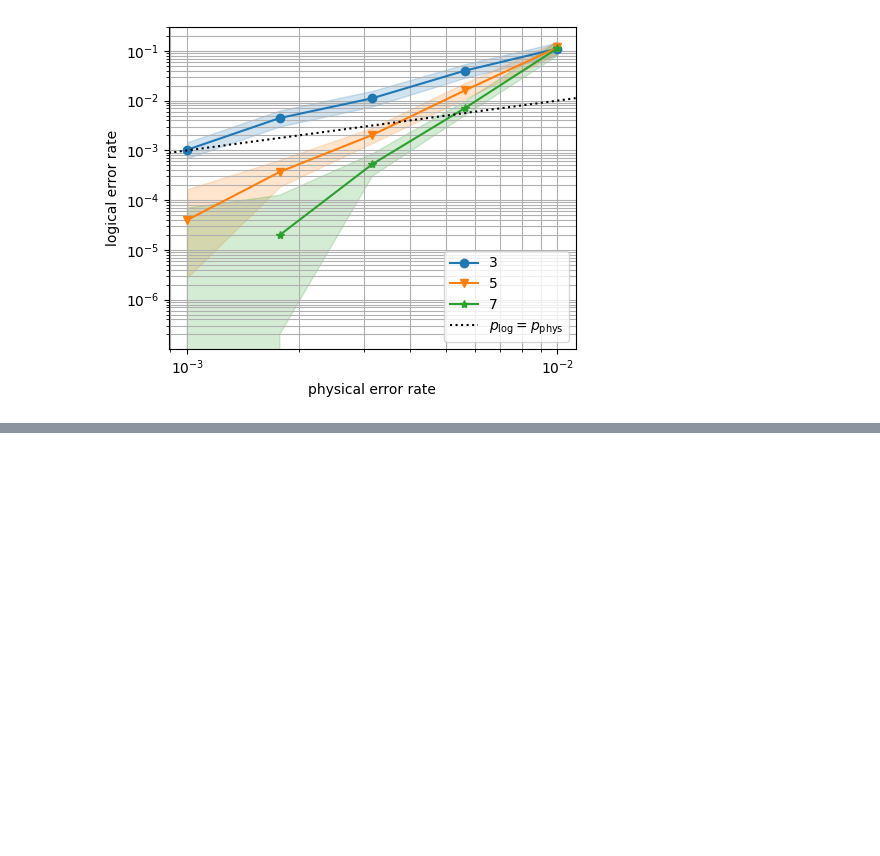
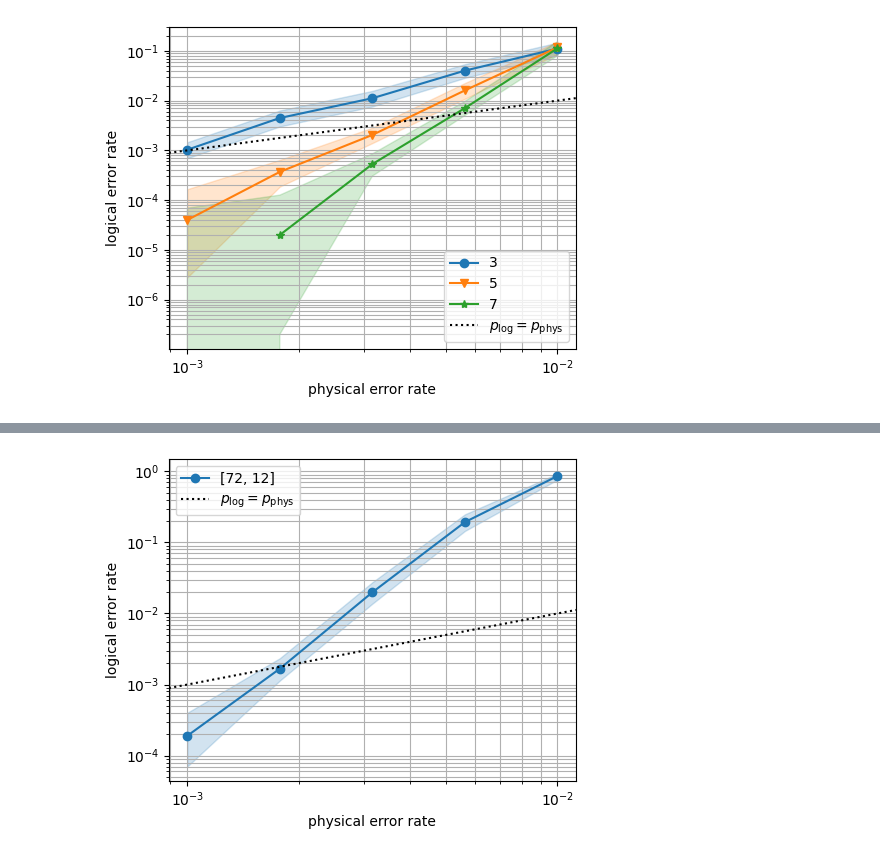
Before and after one commit to bharat-thotakura/qLDPC, a Jupyter notebook: examples/logical_error_rates.ipynb, the cells around one changed output, grey strips where cells are left out. Drawn from its saved outputs; the diff is of its cells as text; code cells hidden in the pictures; blank space fills up the shorter version.

Commit message:
fix notebook and add BBCode example

```diff
--- a/examples/logical_error_rates.ipynb
+++ b/examples/logical_error_rates.ipynb
@@ -87,20 +104,6 @@ def make_code_capacity_figure(
     figure.tight_layout()
 
     return figure, axis
-
-
-def get_label(
-    code: codes.ClassicalCode | codes.QuditCode,
-    distance_trials: bool | int = False,
-) -> str:
-    """Get a label for a code in a figure."""
-    known_distance = code.get_distance_if_known()
-    if isinstance(known_distance, int):
-        return f"$d={known_distance}$"
-    if not distance_trials:
-        return f"[{len(code)}, {code.dimension}]"
-    distance_estimate = code.get_distance_bound(num_trials=int(distance_trials))
-    return f"[{len(code)}, {code.dimension}, d <= {distance_estimate}]"
 # %% [markdown]
 ### The repetition and surface codes
 
@@ -361,7 +365,7 @@ def run_combined_memory_experiments(
         # Build a decoder that separately decodes X and Z sectors to predict X and Z observables.
         # Here X observables are numbered 0, 1, ..., code.dimension - 1, and Z observables are
         # numbered code.dimension, code.dimension + 1, ..., code.dimension * 2 - 1.
-        decoder = decoders.SegmentSinterDecoder(
+        decoder = decoders.CompositeSinterDecoder(
             (detectors_x, range(code.dimension)),  # X detectors and observables
             (detectors_z, range(code.dimension, 2 * code.dimension)),  # Z detectors and observables
             **decoding_kwargs,
@@ -376,7 +380,7 @@ def run_combined_memory_experiments(
                 sinter.Task(
                     circuit=noisy_circuit,
                     decoder=decoder_name,
-                    json_metadata={"dist": distance, "prob": prob},
+                    json_metadata={"label": get_label(code), "prob": prob},
                 )
             )
 
@@ -423,7 +427,7 @@ def make_combined_memory_experiment_figure(
         ax=axis,
         stats=stats,
         x_func=lambda stats: stats.json_metadata["prob"],
-        group_func=lambda stats: stats.json_metadata["dist"],
+        group_func=lambda stats: stats.json_metadata["label"],
     )
 
     axis.axline(
@@ -464,0 +475,15 @@ plt.show()
+# %%
+codes_to_simulate = [
+    codes.BBCode(
+        {x: 6, y: 6},
+        x**3 + y + y**2,
+        y**3 + x + x**2,
+    ),
+]
+decoding_kwargs = dict(
+    with_BP_LSD=True, max_iter=30, bp_method="ms", lsd_method="lsd_cs", lsd_order=0
+)
+make_combined_memory_experiment_figure(codes_to_simulate, **decoding_kwargs)
+plt.show()
+# %% [output]
+[figure, added]
```
Also changed, not shown: parts of 5 cells of this notebook.
